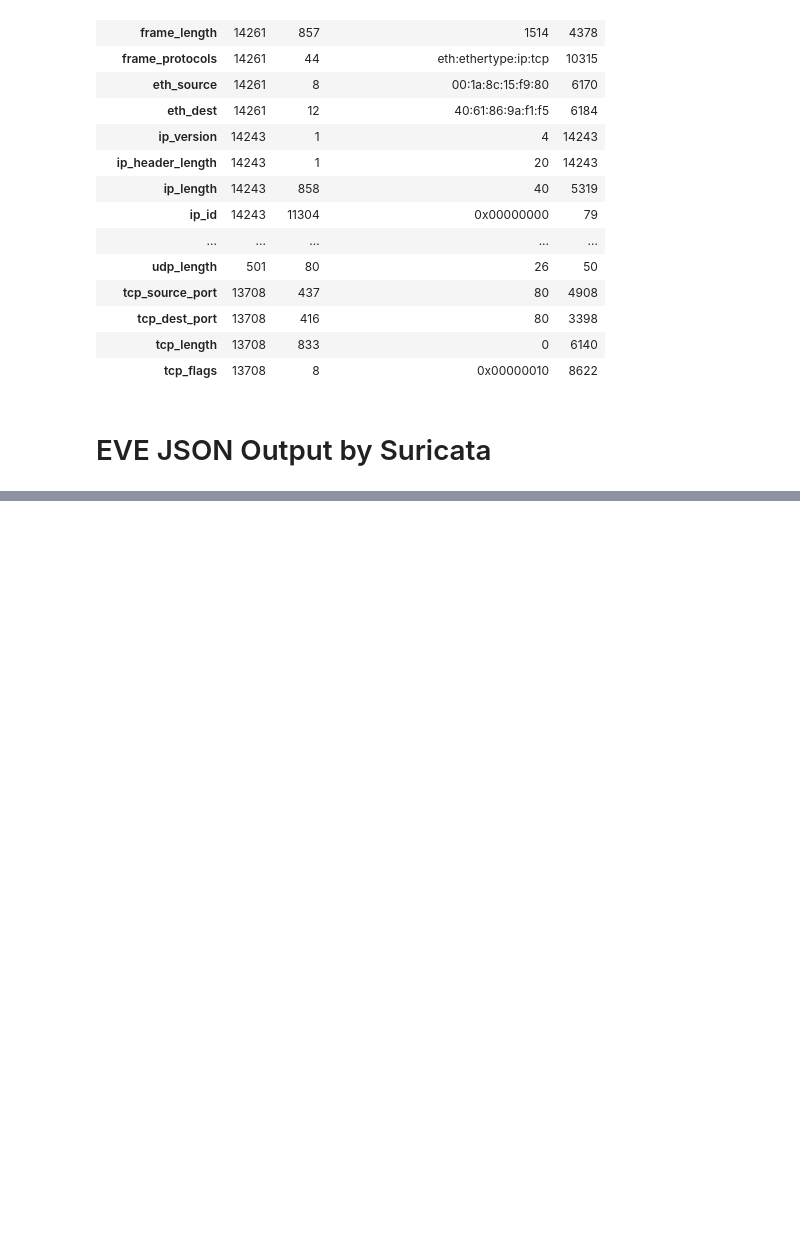
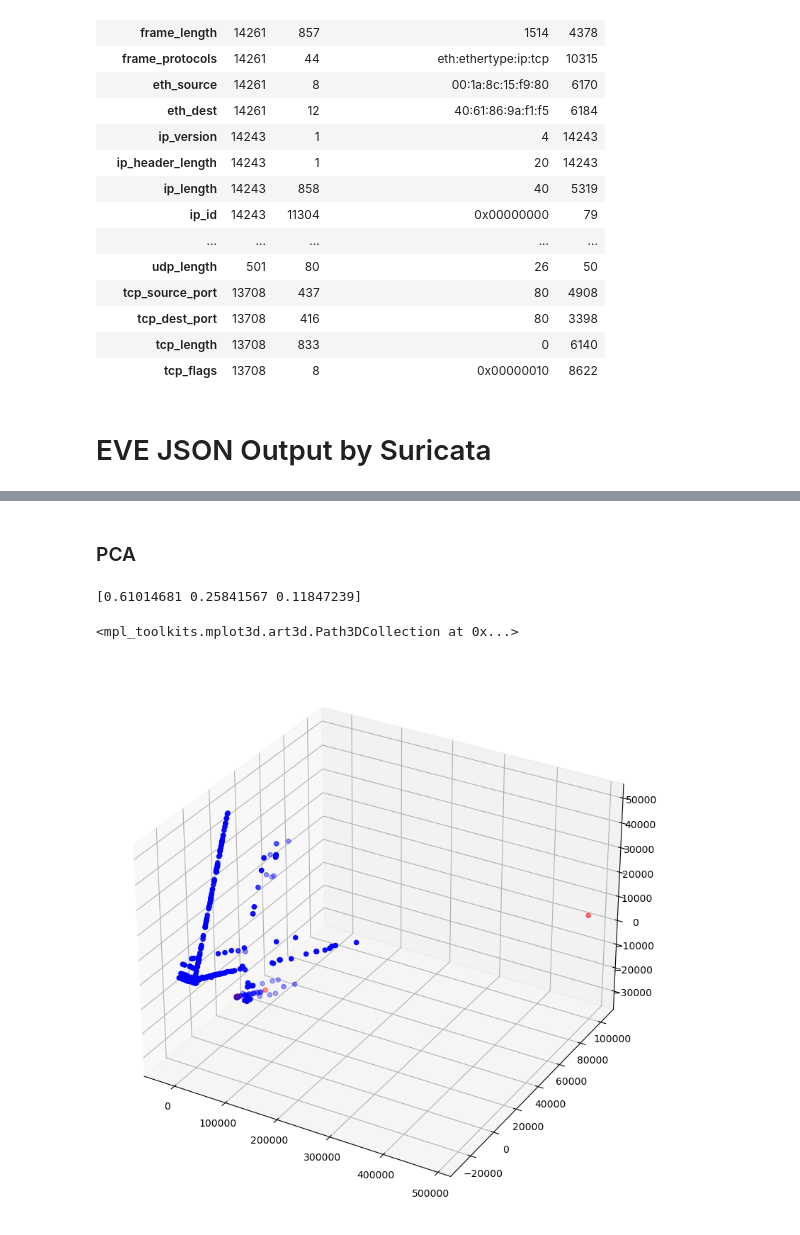
Before and after one commit to BenjaminDeporte/Cyber, a Jupyter notebook: code/SandBox.ipynb, the cells around one changed output, grey strips where cells are left out. Cells and saved outputs as stored; diff of their text form; code cells hidden in the pictures; blank space fills up the shorter version.

```diff
--- a/code/SandBox.ipynb
+++ b/code/SandBox.ipynb
@@ -417,0 +471,2 @@ df_flow
+# %%
+df = df_flow.copy(deep=True)
@@ -417,0 +501,32 @@ df_flow
+# %% [markdown]
+### PCA
+# %%
+columns_names = ['src_port', 'dest_port', 'pkts_toserver', 'pkts_toclient', 'bytes_toserver', 'bytes_toclient', 'age', 'src_ip_ord', 'dest_ip_ord', 'proto_ord', 'alerted']
+features_names = ['src_port', 'dest_port', 'pkts_toserver', 'pkts_toclient', 'bytes_toserver', 'bytes_toclient', 'age', 'src_ip_ord', 'dest_ip_ord', 'proto_ord']
+
+df_clean = df[columns_names].dropna()
+
+X = df_clean[features_names].to_numpy()
+y = df_clean['alerted']
+# %%
+pca = PCA(n_components=.90)  # scikit learn trick : choose the number of components so that the explained variance is above 90%
+
+X_new = pca.fit_transform(X)
+
+print(pca.explained_variance_ratio_)
+# %% [output]
+[0.61014681 0.25841567 0.11847239]
+# %%
+fig = plt.figure(figsize=(10,10))
+ax = plt.axes(projection='3d')
+
+xs = X_new[:,0]
+ys = X_new[:,1]
+zs = X_new[:,2]
+
+colors = [ 'red' if c == True else 'blue' for c in list(y)]
+
+ax.scatter3D(xs, ys, zs, c=colors)
+# %% [output]
+<mpl_toolkits.mplot3d.art3d.Path3DCollection at 0x...>
+[figure, added]
```
Also changed, not shown: parts of 21 cells of this notebook, 2 other files.
